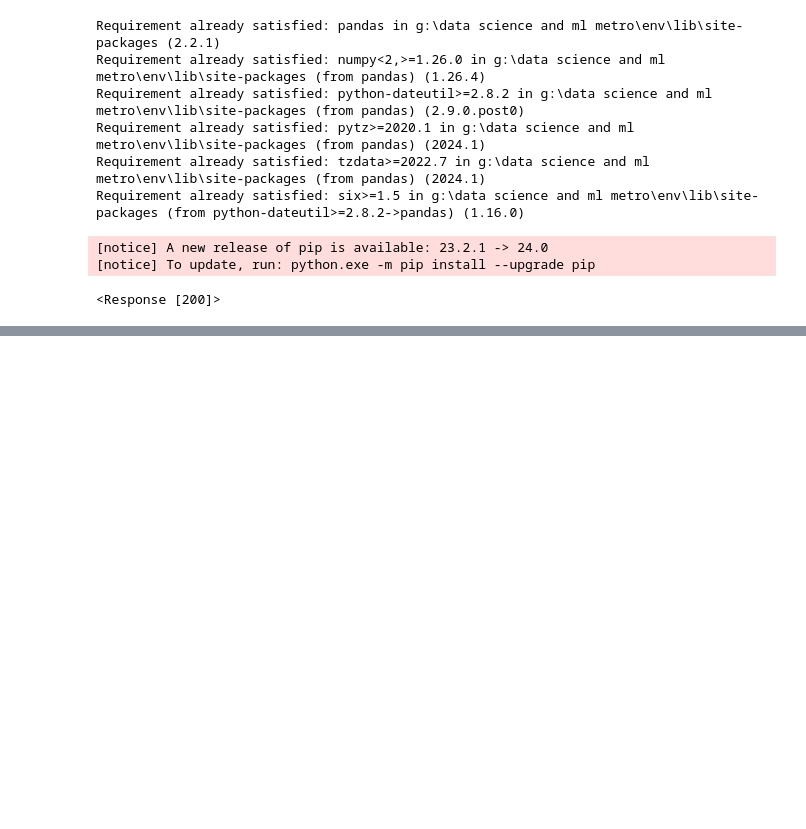
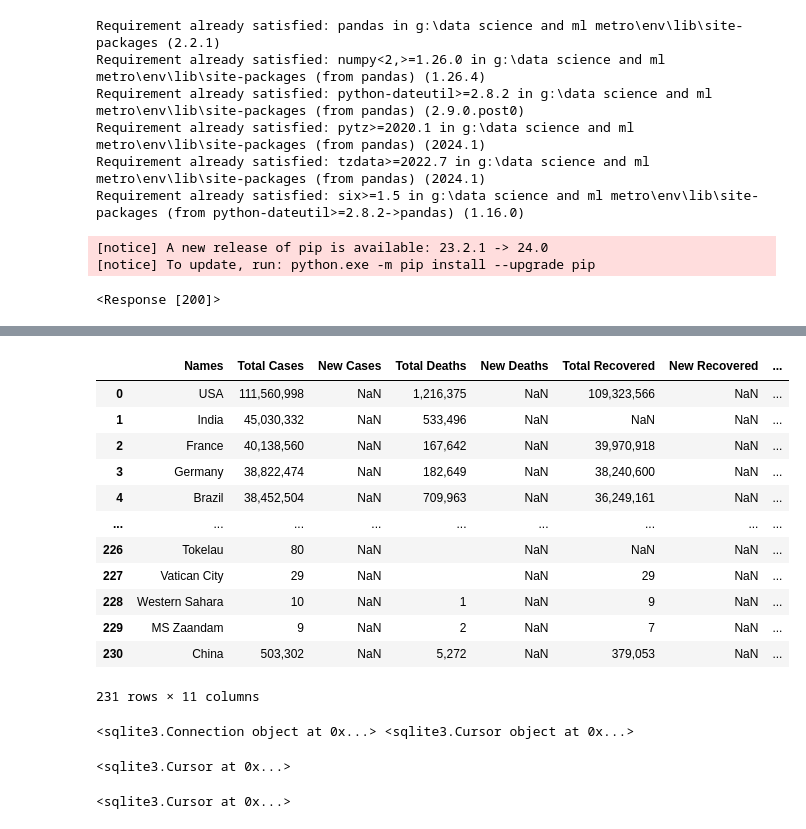
Before and after one commit to rajendra195/data_science_ML_Metro, a Jupyter notebook: week 3/day_03/web scraping.ipynb, the cells around one changed output, grey strips where cells are left out. Drawn from its saved outputs; the diff is of its cells as text; code cells hidden in the pictures; blank space fills up the shorter version.

```diff
--- a/week 3/day_03/web scraping.ipynb
+++ b/week 3/day_03/web scraping.ipynb
@@ -149,0 +135,28 @@ complete_data
+# %%
+pd.read_csv("covid_data.csv")
+# %% [output]
+|  | Names | Total Cases | New Cases | Total Deaths | New Deaths | Total Recovered | New Recovered | ... |
+| 0 | USA | 111,560,998 | NaN | 1,216,375 | NaN | 109,323,566 | NaN | ... |
+| 1 | India | 45,030,332 | NaN | 533,496 | NaN | NaN | NaN | ... |
+| 2 | France | 40,138,560 | NaN | 167,642 | NaN | 39,970,918 | NaN | ... |
+| 3 | Germany | 38,822,474 | NaN | 182,649 | NaN | 38,240,600 | NaN | ... |
+| 4 | Brazil | 38,452,504 | NaN | 709,963 | NaN | 36,249,161 | NaN | ... |
+| ... | ... | ... | ... | ... | ... | ... | ... | ... |
+| 226 | Tokelau | 80 | NaN |  | NaN | NaN | NaN | ... |
+| 227 | Vatican City | 29 | NaN |  | NaN | 29 | NaN | ... |
+| 228 | Western Sahara | 10 | NaN | 1 | NaN | 9 | NaN | ... |
+| 229 | MS Zaandam | 9 | NaN | 2 | NaN | 7 | NaN | ... |
+| 230 | China | 503,302 | NaN | 5,272 | NaN | 379,053 | NaN | ... |
+231 rows × 11 columns
+# %%
+import sqlite3
+
+db_name = "covid_data.db"
+
+conn = sqlite3.connect(db_name)
+
+cur = conn.cursor()
+
+print(conn, cur)
+# %% [output]
+<sqlite3.Connection object at 0x...> <sqlite3.Cursor object at 0x...>
@@ -149,0 +167,4 @@ complete_data
+# %%
+cur.execute(query)
+# %% [output]
+<sqlite3.Cursor at 0x...>
@@ -149,0 +174,4 @@ complete_data
+# %%
+cur.executemany(query, data_to_insert)
+# %% [output]
+<sqlite3.Cursor at 0x...>
```
Also changed, not shown: parts of 14 cells of this notebook, 3 other files.
